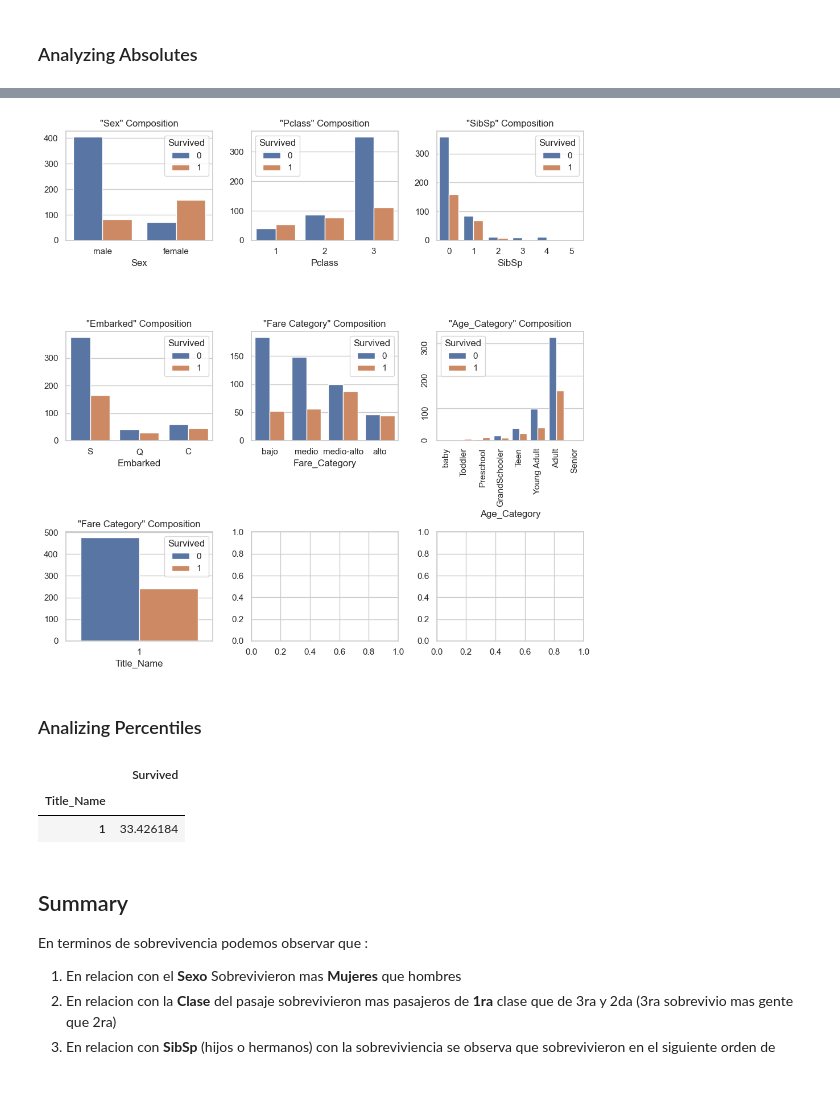
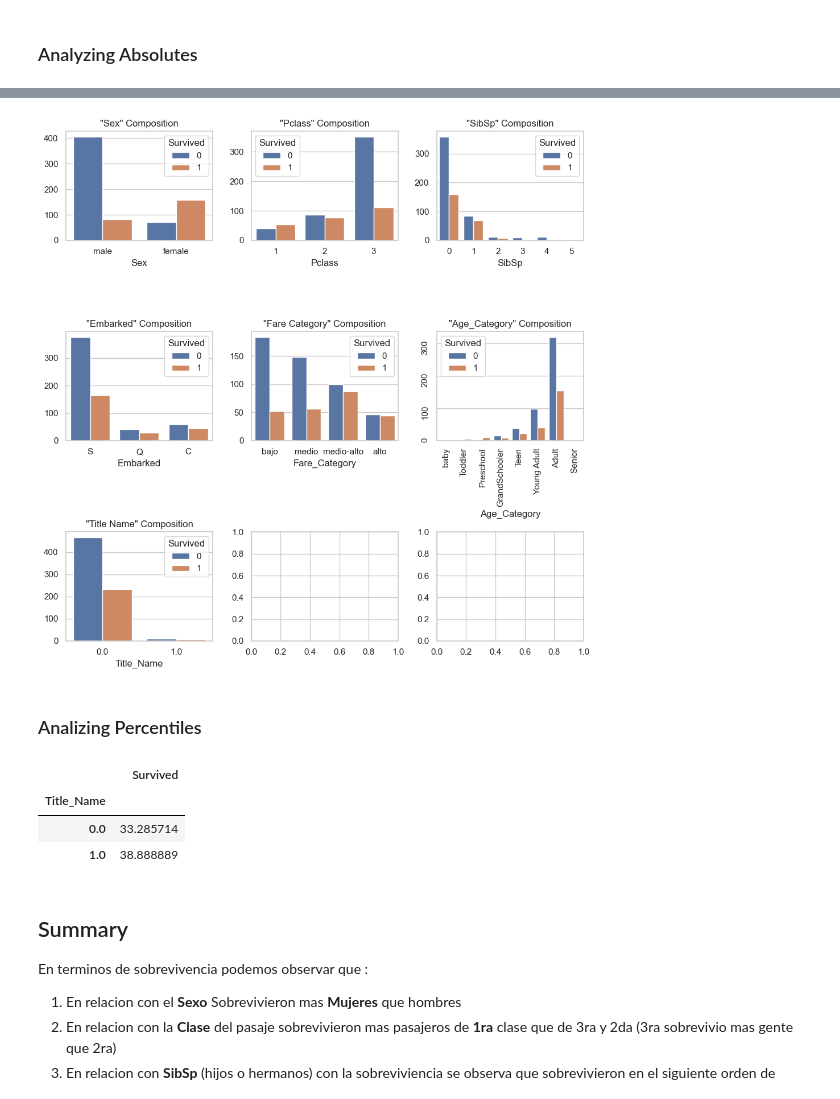
Before and after one commit to marcoeferro/EDA-exercises, a Jupyter notebook: titanic/EDA.ipynb, the cells around one changed output, grey strips where cells are left out. Cells and saved outputs as stored; diff of their text form; code cells hidden in the pictures.

```diff
--- a/titanic/EDA.ipynb
+++ b/titanic/EDA.ipynb
@@ -499,7 +499,7 @@ df.head()
 # Regular expression pattern to match common name titles
 pattern = r"Mr\.|Master\.|Mrs\.|Miss\.\s+"
 
-df["Title_Name"] = df.loc[~df["Name"].str.contains(pattern, regex=True),"Title_Name"] = 1
+df.loc[~df["Name"].str.contains(pattern, regex=True),"Title_Name"] = 1
 df["Title_Name"].fillna(0, inplace=True)
 # %%
 #Sex and Survivement
@@ -508,35 +508,35 @@ fig, ax = plt.subplots(nrows=3,ncols=3,figsize=(10,10))
 g1 = sns.countplot( data=df, x="Sex", hue="Survived",ax=ax[0,0])
 g1.set(title='"Sex" Composition')  # add a title
 g1.set(ylabel=None)  # remove the axis label
 
 g2 = sns.countplot( data=df, x="Pclass", hue="Survived",ax=ax[0,1])
 g2.set(title='"Pclass" Composition')  # add a title
 g2.set(ylabel=None)  # remove the axis label
 
 g3 = sns.countplot( data=df, x="SibSp", hue="Survived",ax=ax[0,2])
 g3.set(title='"SibSp" Composition')  # add a title
 g3.set(ylabel=None)  # remove the axis label
 
 g4 = sns.countplot( data=df, x="Embarked", hue="Survived",ax=ax[1,0])
 g4.set(title='"Embarked" Composition')  # add a title
 g4.set(ylabel=None)  # remove the axis label
 
 g5 = sns.countplot( data=df, x="Fare_Category", hue="Survived",ax=ax[1,1])
 g5.set(title='"Fare Category" Composition')  # add a title
 g5.set(ylabel=None)  # remove the axis label
 
 g6 = sns.countplot( data=df, x="Age_Category", hue="Survived",ax=ax[1,2])
 g6.set(title='"Age_Category" Composition')  # add a title
 g6.set(ylabel=None)  # remove the axis label
 ax[1,2].tick_params(labelrotation=90)  # remove the axis label
 
 g7 = sns.countplot(data=df,x="Title_Name",hue="Survived", ax=ax[2,0])
-g7.set(title='"Fare Category" Composition')  # add a title
+g7.set(title='"Title Name" Composition')  # add a title
 g7.set(ylabel=None)  # remove the axis label
 plt.tight_layout()
 plt.show()
 # %% [output]
-[figure, old version]
+[figure, new version]
 # %% [markdown]
 ### Analizing Percentiles
 # %%
@@ -544,7 +544,8 @@ df.loc[:,["Title_Name","Survived"]].groupby("Title_Name").mean()*100
 # %% [output]
 |  | Survived |
 | Title_Name |  |
-| 1 | 33.426184 |
+| 0.0 | 33.285714 |
+| 1.0 | 38.888889 |
 # %% [markdown]
 ## Summary
 
```
Also changed, not shown: parts of 6 cells of this notebook.
